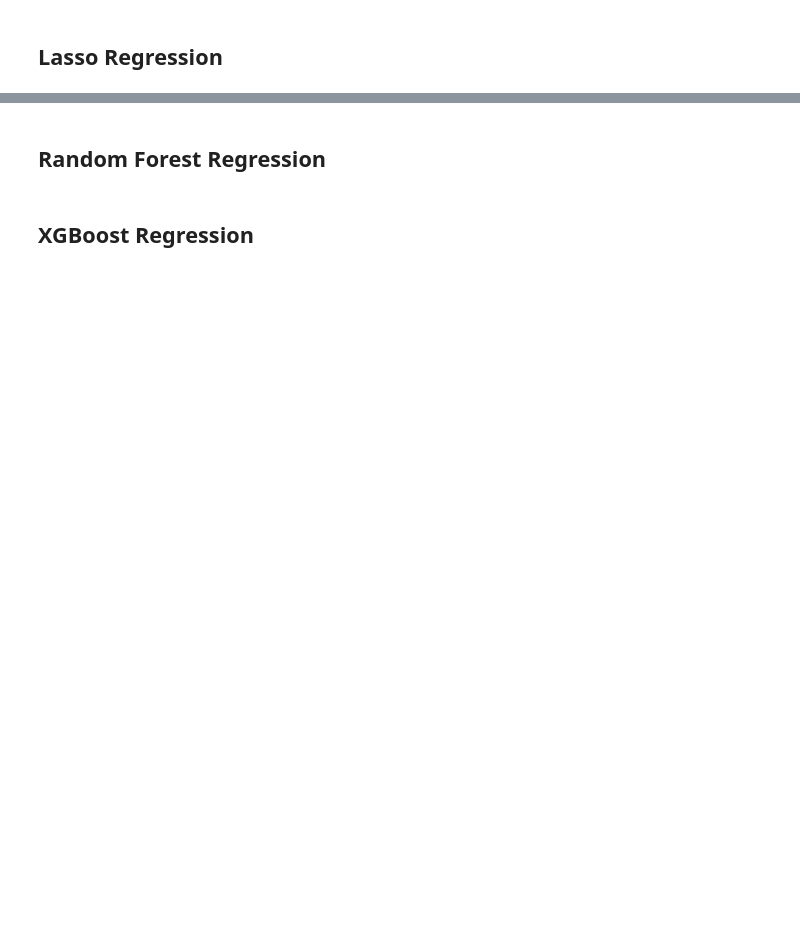
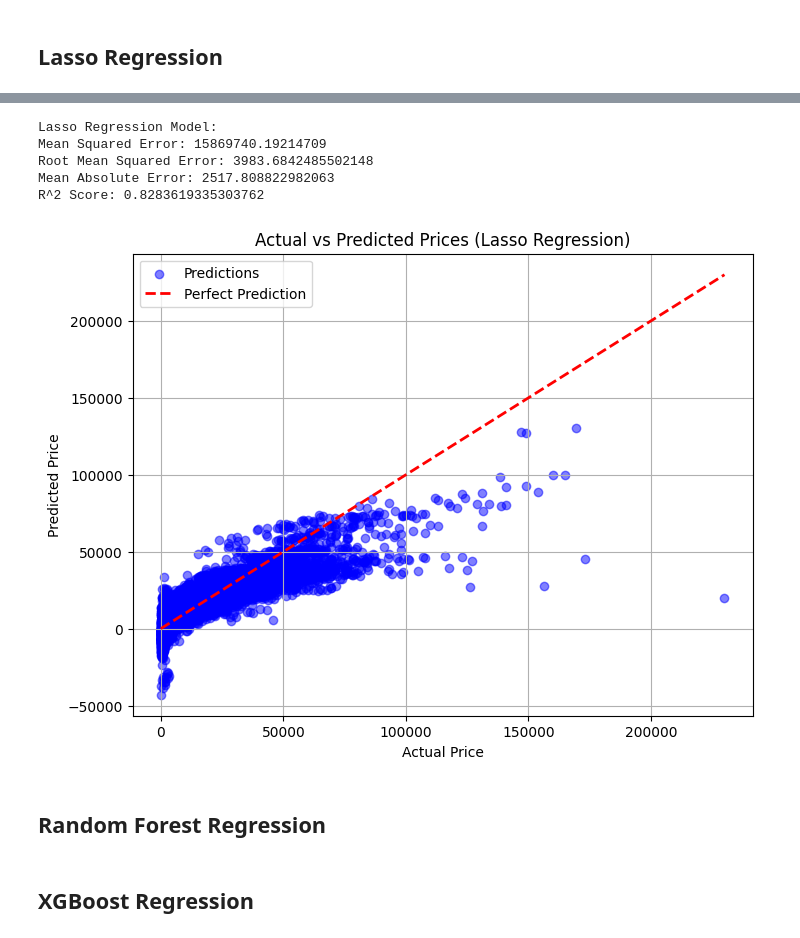
Before and after one commit to jasonzhu03/CS506-Project, a Jupyter notebook: final_project.ipynb, the cells around one changed output, grey strips where cells are left out. Drawn from its saved outputs; the diff is of its cells as text; code cells hidden in the pictures; blank space fills up the shorter version.

Commit message:
lasso upload

```diff
--- a/final_project.ipynb
+++ b/final_project.ipynb
@@ -529,11 +481,11 @@ R^2 Score: 0.8948821133802717
 # %% [markdown]
 ## Lasso Regression
 # %%
-# # Lasso Regressor Pipeline
-# lasso_model = Pipeline(steps=[
-#     ('preprocessor', preprocessor),
-#     ('regressor', Lasso(max_iter=10000))
-# ])
+# Lasso Regressor Pipeline
+lasso_model = Pipeline(steps=[
+    ('preprocessor', preprocessor),
+    ('regressor', Lasso(max_iter=10000))
+])
 
-# # Train the model
-# lasso_model.fit(X_train, y_train)
+# Train the model
+lasso_model.fit(X_train, y_train)
@@ -540,21 +504,28 @@ R^2 Score: 0.8948821133802717
 # %%
-# # Make predictions
-# y_pred_lasso = lasso_model.predict(X_test)
+# Make predictions
+y_pred_lasso = lasso_model.predict(X_test)
 
-# # Calculate evaluation metrics for Lasso Regression
-# mse_lasso = mean_squared_error(y_test, y_pred_lasso)
-# rmse_lasso = mse_lasso ** 0.5
-# mae_lasso = mean_absolute_error(y_test, y_pred_lasso)
-# r2_lasso = r2_score(y_test, y_pred_lasso)
+# Calculate evaluation metrics for Lasso Regression
+mse_lasso = mean_squared_error(y_test, y_pred_lasso)
+rmse_lasso = mse_lasso ** 0.5
+mae_lasso = mean_absolute_error(y_test, y_pred_lasso)
+r2_lasso = r2_score(y_test, y_pred_lasso)
 
-# print("Lasso Regression Model:")
-# print(f"Mean Squared Error: {mse_lasso}")
-# print(f"Root Mean Squared Error: {rmse_lasso}")
-# print(f"Mean Absolute Error: {mae_lasso}")
-# print(f"R^2 Score: {r2_lasso}")
+print("Lasso Regression Model:")
+print(f"Mean Squared Error: {mse_lasso}")
+print(f"Root Mean Squared Error: {rmse_lasso}")
+print(f"Mean Absolute Error: {mae_lasso}")
+print(f"R^2 Score: {r2_lasso}")
 
-# # Plot for Lasso Regression
-# plot_actual_vs_predicted(y_test, y_pred_lasso, "Lasso Regression")
+# Plot for Lasso Regression
+plot_actual_vs_predicted(y_test, y_pred_lasso, "Lasso Regression")
+# %% [output]
+Lasso Regression Model:
+Mean Squared Error: 15869740.19214709
+Root Mean Squared Error: 3983.6842485502148
+Mean Absolute Error: 2517.808822982063
+R^2 Score: 0.8283619335303762
+[figure, added]
 # %% [markdown]
 ## Random Forest Regression
 # %%
```
Also changed, not shown: parts of 10 cells of this notebook.
